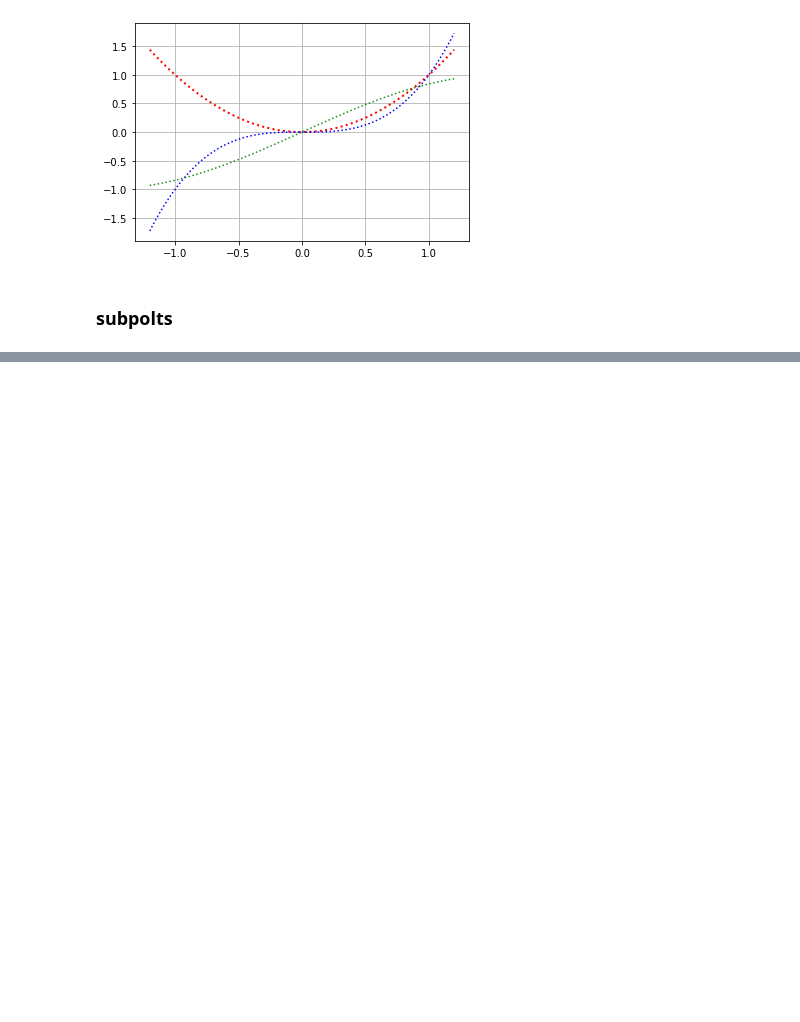
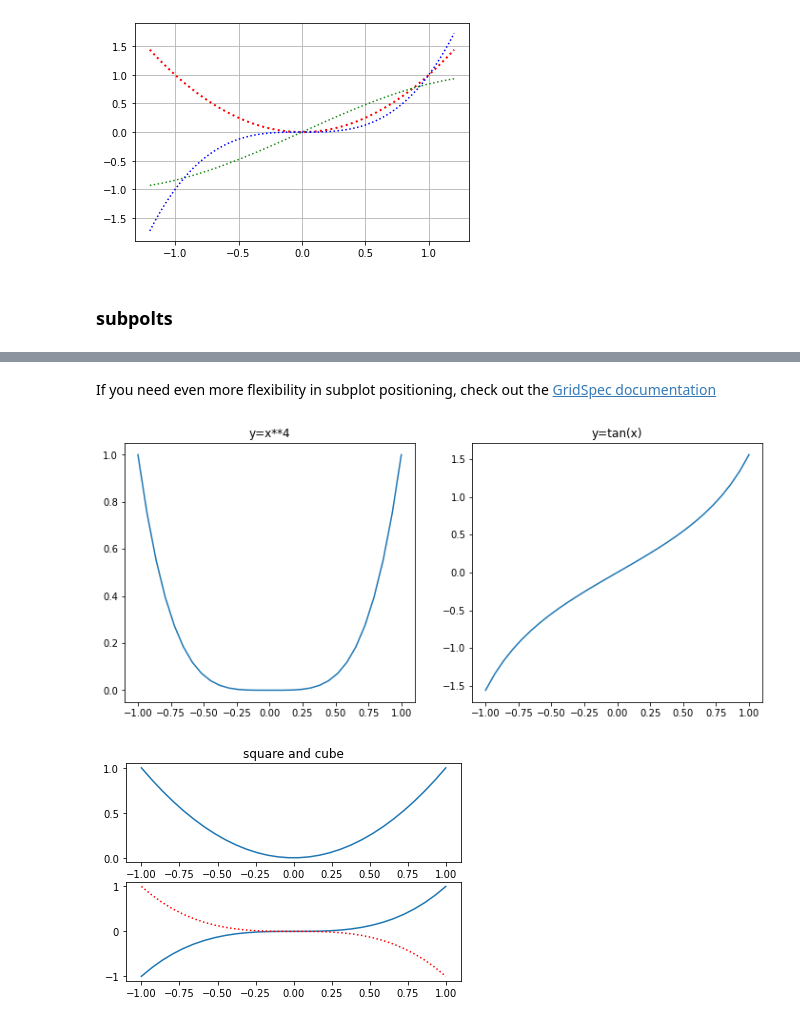
Before and after one commit to gitony0101/selfstudy, a Jupyter notebook: tools-evan-matplotlib.ipynb, the cells around one changed output, grey strips where cells are left out. Cells and saved outputs as stored; diff of their text form; code cells hidden in the pictures; blank space fills up the shorter version.

```diff
--- a/tools-evan-matplotlib.ipynb
+++ b/tools-evan-matplotlib.ipynb
@@ -98,0 +146,34 @@ plt.show()
+# %% [markdown]
+If you need even more flexibility in subplot positioning, check out the [GridSpec documentation](http://matplotlib.org/users/gridspec.html)
+# %%
+# multiple figures
+
+# figure(1)
+plt.figure(1)
+plt.subplot(211)
+plt.plot(x,x**2)
+plt.title("square and cube")
+plt.subplot(212)
+plt.plot(x,x**3)
+
+# figure(2)
+plt.figure(2,figsize=(12,5))
+plt.subplot(121)
+plt.plot(x,x**4)
+plt.title("y=x**4")
+
+plt.subplot(122)
+plt.plot(x,np.tan(x))
+plt.title("y=tan(x)")
+
+# Dont't look back in anger, I heared you say.
+# back to fig1 add the x**3
+
+plt.figure(1)
+plt.plot(x,-x**3,"r:")
+
+
+plt.show()
+# %% [output]
+[figure, added]
+[figure, added]
```
Also changed, not shown: parts of 5 cells of this notebook.
